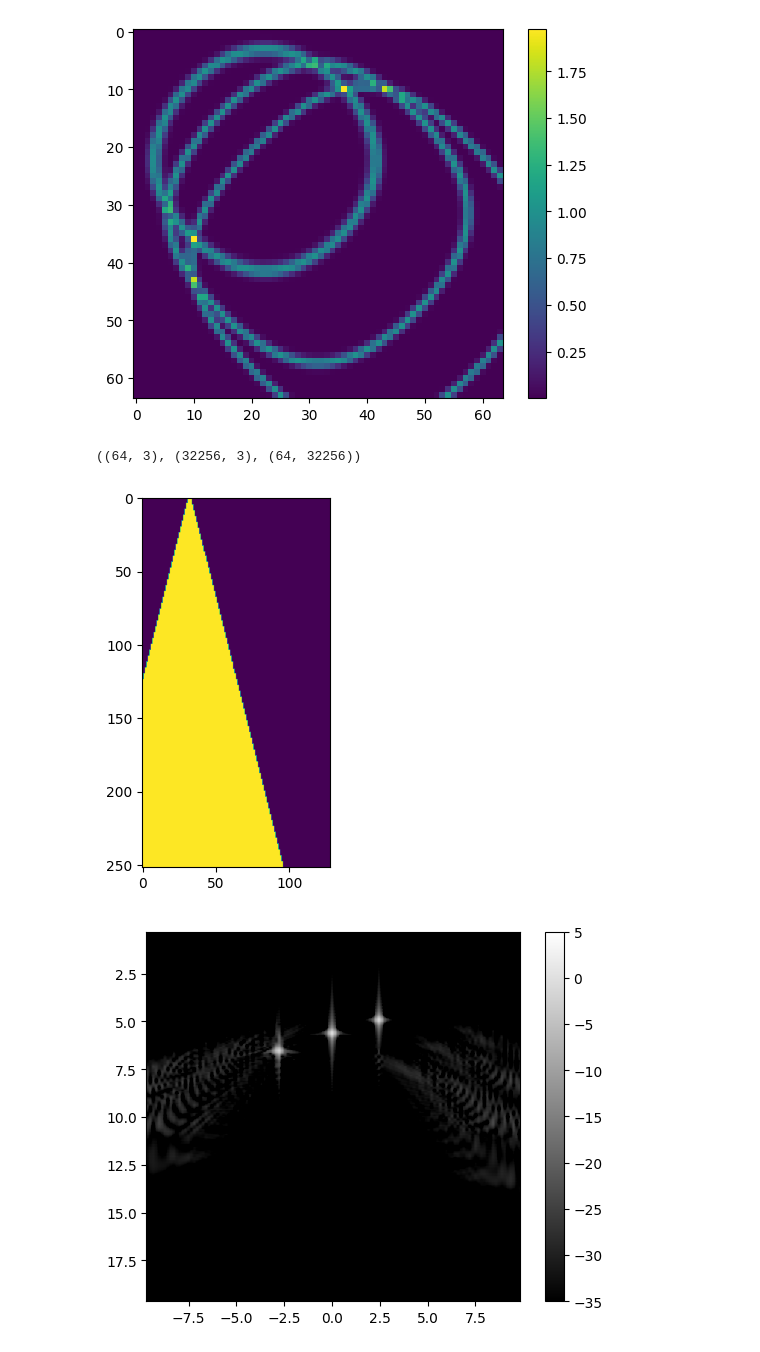
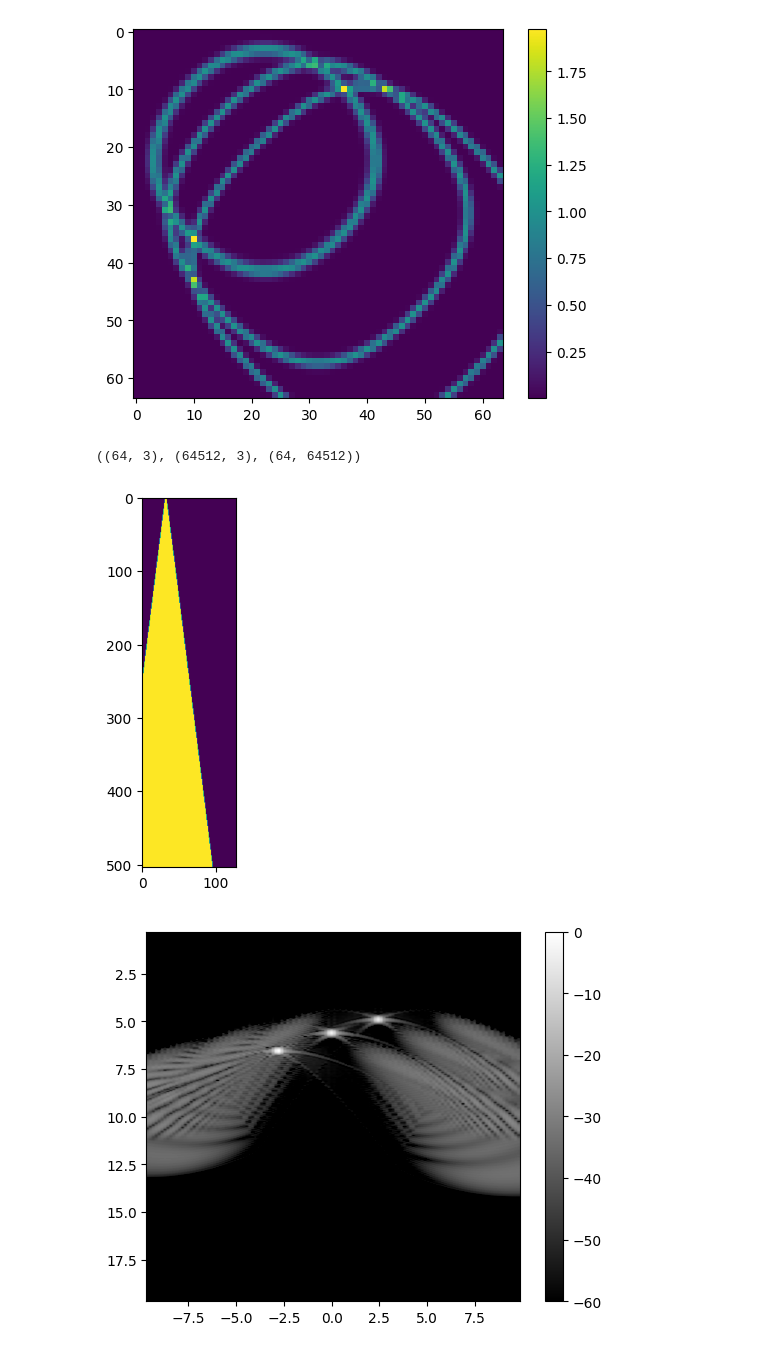
Before and after one commit to wewightman/pycbf, a Jupyter notebook: examples/test_notebook.ipynb, the cells around one changed output. Saved outputs shown, nothing was run; the diff lists cells and outputs as text; code cells hidden in the pictures.

```diff
--- a/examples/test_notebook.ipynb
+++ b/examples/test_notebook.ipynb
@@ -29,7 +29,7 @@ eles = np.array([Xele.flatten(), Yele.flatten(), Zele.flatten()]).T
 # reconstruction grid
 xgrid = dele*(np.arange(0, nele, 1/2) - (nele-1)/2)
 ygrid = 0
-zgrid = np.arange(1*lam, nele*dele, lam/4)
+zgrid = np.arange(1*lam, nele*dele, lam/8)
 Xgrid, Ygrid, Zgrid = np.meshgrid(xgrid, ygrid, zgrid, indexing='ij')
 grid = np.array([Xgrid.flatten(), Ygrid.flatten(), Zgrid.flatten()]).T
 # %% [markdown]
@@ -102,13 +102,13 @@ from pycbf import SimpleBeamformer
 # %%
 eles.shape, grid.shape, apodrect.shape
 # %% [output]
-((64, 3), (32256, 3), (64, 32256))
+((64, 3), (64512, 3), (64, 64512))
 # %%
 plt.figure()
 plt.imshow(apodrect[16].reshape(Xgrid.shape[0], Xgrid.shape[-1]).T)
 plt.show()
 # %% [output]
-[figure, old version]
+[figure, new version]
 # %%
 from tqdm.notebook import tqdm
 # %%
@@ -125,14 +125,14 @@ for aline in tqdm(bf.__map_aline__(rf, t), total=bf.ntx*bf.nrx):
 # %%
 imrect = im.reshape(Xgrid.shape[0], Xgrid.shape[-1])
 envrect = np.abs(sig.hilbert(imrect, axis=-1)).T
 
 logged = 20*np.log10(envrect/np.max(envrect))
 
 ex_bmode = 1E3*np.array([xgrid[0], xgrid[-1], zgrid[-1], zgrid[0]])
 
 plt.figure()
-plt.imshow(logged, vmin=-35, vmax=5, cmap='gray', extent=ex_bmode)
+plt.imshow(logged, vmin=-60, vmax=0, cmap='gray', extent=ex_bmode)
 plt.colorbar()
 plt.show()
 # %% [output]
-[figure, old version]
+[figure, new version]
```
Also changed, not shown: parts of 17 cells of this notebook, 12 other files.
